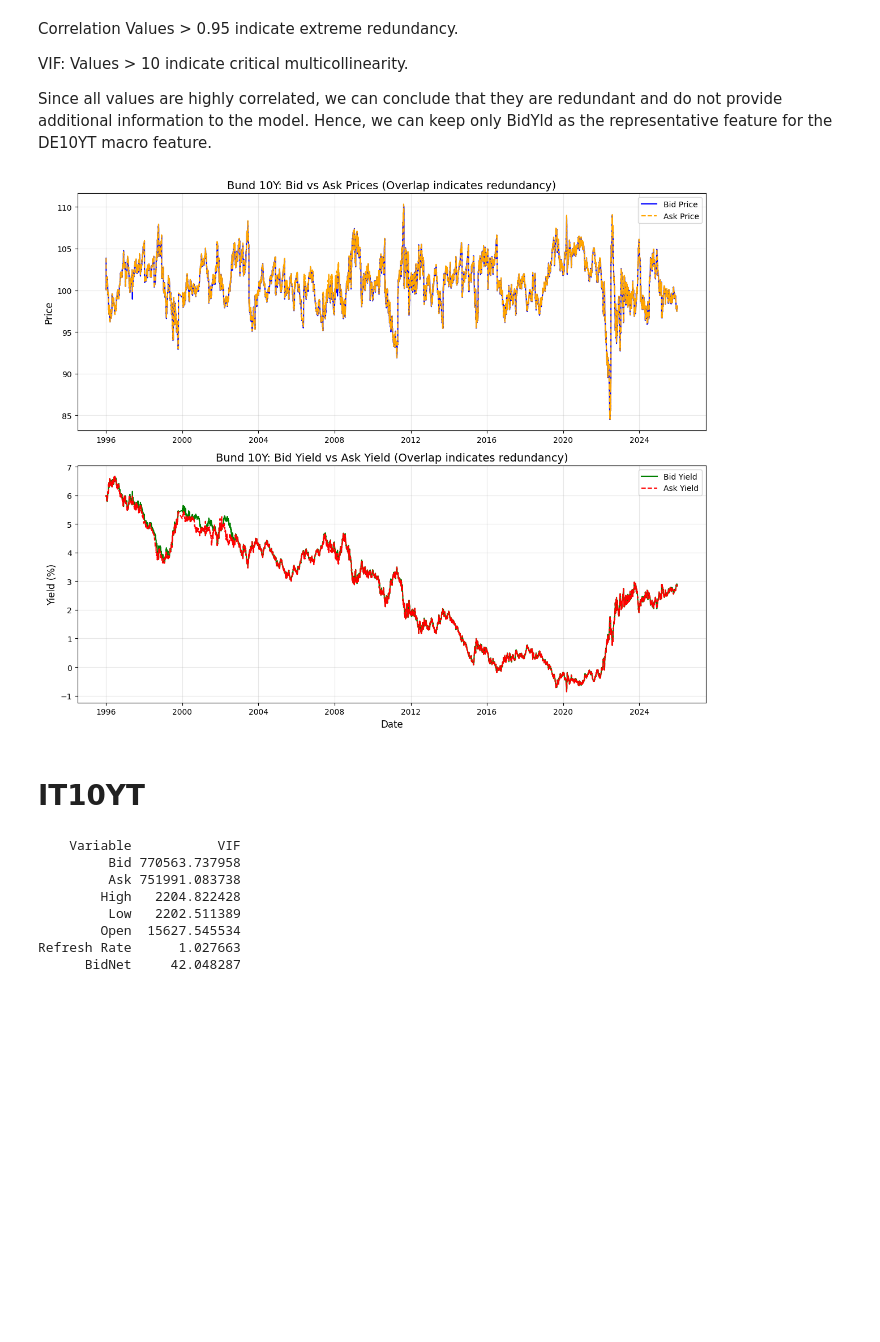
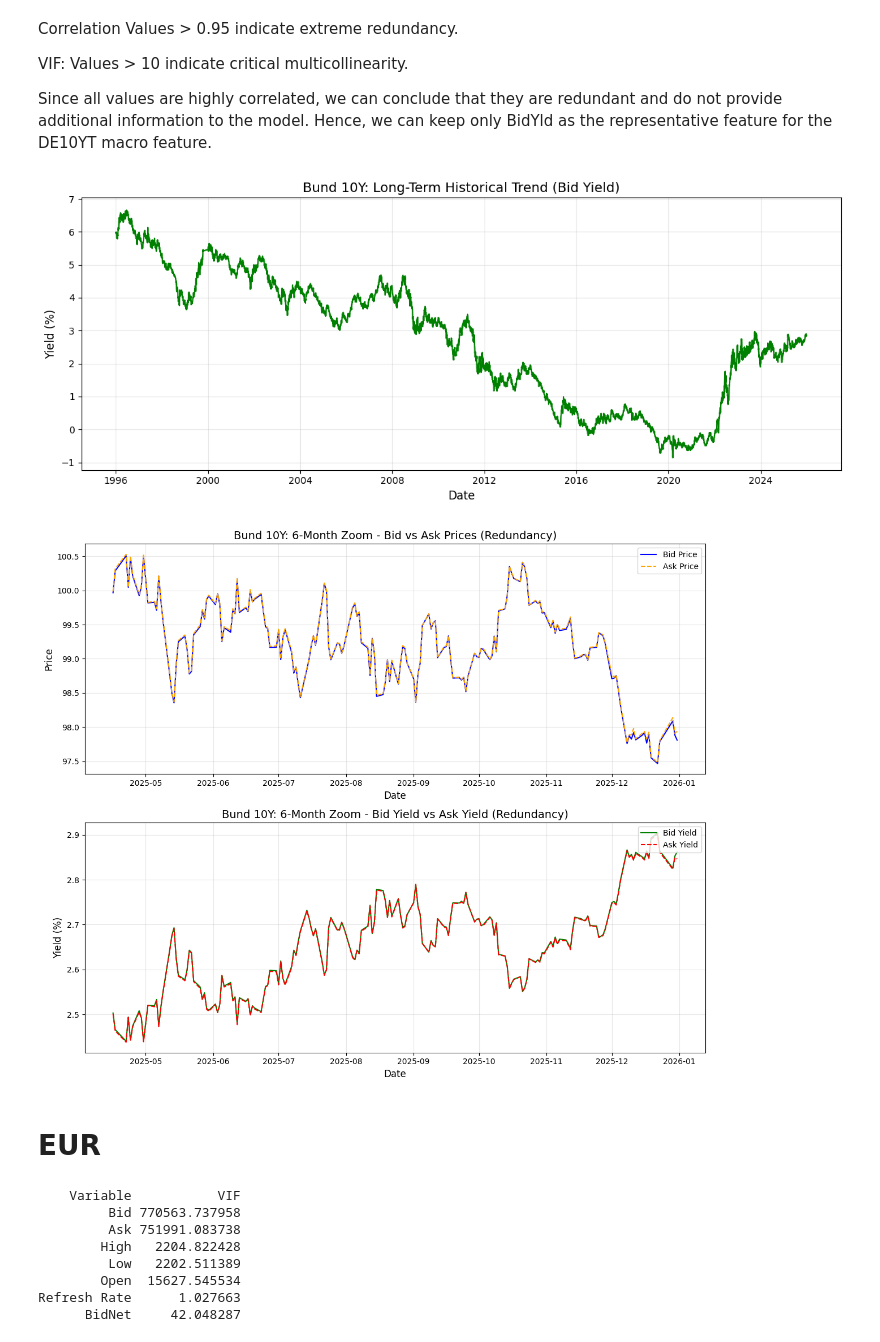
Before and after one commit to dvdbaggio/Mixed-Frequency-Forecasting, a Jupyter notebook: macro_features_correlation.ipynb, the cells around one changed output. Saved outputs shown, nothing was run; the diff lists cells and outputs as text; code cells hidden in the pictures; blank space fills up the shorter version.

```diff
--- a/macro_features_correlation.ipynb
+++ b/macro_features_correlation.ipynb
@@ -8,7 +8,12 @@ from statsmodels.stats.outliers_influence import variance_inflation_factor
 # DE10YT
 # %%
 df_bund = pd.read_excel('./Dataset/Macro/DE10YT=RR.xlsx')
-df_numeric = df_bund[['Bid', 'Ask', 'BidYld', 'AskYld']].dropna()
+df_bund['Date'] = pd.to_datetime(df_bund['Date'], errors='coerce')
+
+analysis_columns = ['Bid', 'Ask', 'BidYld', 'AskYld']
+df_plot = df_bund.dropna(subset=analysis_columns).sort_values('Date')
+
+df_numeric = df_plot[analysis_columns]
 correlation_matrix = df_numeric.corr()
 print(correlation_matrix)
 # %% [output]
@@ -49,38 +54,50 @@ VIF: Values > 10 indicate critical multicollinearity.
 
 Since all values are highly correlated, we can conclude that they are redundant and do not provide additional information to the model. Hence, we can keep only BidYld as the representative feature for the DE10YT macro feature.
 # %%
-df_plot = df_bund.sort_values('Date').dropna(subset=['Bid', 'Ask', 'BidYld', 'AskYld'])
+fig1, ax1 = plt.subplots(figsize=(12, 5))
+ax1.plot(df_plot['Date'], df_plot['BidYld'], color='green', linewidth=1.5)
+ax1.set_title('Bund 10Y: Long-Term Historical Trend (Bid Yield)', fontsize=14)
+ax1.set_ylabel('Yield (%)', fontsize=12)
+ax1.set_xlabel('Date', fontsize=12)
+ax1.grid(True, alpha=0.3)
+plt.tight_layout()
+plt.savefig('./Plots/DE10YT_Macro.png', dpi=300)
+plt.show()
 
-# Create a figure with 2 subplots (Prices on top, Yields on bottom) due to different scales
-fig, axes = plt.subplots(nrows=2, ncols=1, figsize=(12, 10), sharex=False)
+# ==========================================
+# PLOT 2: MICRO VIEW (6-Month Zoom to show redundancy)
+# We zoom in on the last 180 days to clearly see the Bid/Ask overlap
+# ==========================================
+df_zoom = df_plot.tail(180)
 
-# Plot 1: Prices (Bid vs Ask)
-axes[0].plot(df_plot['Date'], df_plot['Bid'], label='Bid Price', color='blue', linewidth=1.5)
-# Using dashed line for Ask so the overlap is visually obvious
-axes[0].plot(df_plot['Date'], df_plot['Ask'], label='Ask Price', color='orange', linewidth=1.5, linestyle='--')
-axes[0].set_title('Bund 10Y: Bid vs Ask Prices (Overlap indicates redundancy)', fontsize=14)
+fig2, axes = plt.subplots(nrows=2, ncols=1, figsize=(12, 10), sharex=False)
+
+# Subplot A: Prices (Bid vs Ask)
+axes[0].plot(df_zoom['Date'], df_zoom['Bid'], label='Bid Price', color='blue', linewidth=1.5)
+axes[0].plot(df_zoom['Date'], df_zoom['Ask'], label='Ask Price', color='orange', linewidth=1.5, linestyle='--')
+axes[0].set_title('Bund 10Y: 6-Month Zoom - Bid vs Ask Prices (Redundancy)', fontsize=14)
 axes[0].set_ylabel('Price', fontsize=12)
+axes[0].set_xlabel('Date', fontsize=12)
 axes[0].legend(loc='upper right')
 axes[0].grid(True, alpha=0.3)
 
-# Plot 2: Yields (BidYld vs AskYld)
-axes[1].plot(df_plot['Date'], df_plot['BidYld'], label='Bid Yield', color='green', linewidth=1.5)
-# Using dashed line for AskYld
-axes[1].plot(df_plot['Date'], df_plot['AskYld'], label='Ask Yield', color='red', linewidth=1.5, linestyle='--')
-axes[1].set_title('Bund 10Y: Bid Yield vs Ask Yield (Overlap indicates redundancy)', fontsize=14)
+# Subplot B: Yields (BidYld vs AskYld)
+axes[1].plot(df_zoom['Date'], df_zoom['BidYld'], label='Bid Yield', color='green', linewidth=1.5)
+axes[1].plot(df_zoom['Date'], df_zoom['AskYld'], label='Ask Yield', color='red', linewidth=1.5, linestyle='--')
+axes[1].set_title('Bund 10Y: 6-Month Zoom - Bid Yield vs Ask Yield (Redundancy)', fontsize=14)
 axes[1].set_ylabel('Yield (%)', fontsize=12)
 axes[1].set_xlabel('Date', fontsize=12)
 axes[1].legend(loc='upper right')
 axes[1].grid(True, alpha=0.3)
 
-# Adjust layout and save the plot
 plt.tight_layout()
-plt.savefig('./Plots/DE10YT.png', dpi=300)
+plt.savefig('./Plots/DE10YT_Micro.png', dpi=300)
 plt.show()
 # %% [output]
-[figure, old version]
+[figure, new version]
+[figure, added]
 # %% [markdown]
-# IT10YT
+# EUR
 # %%
 df_eur = pd.read_excel('./Dataset/Macro/EUR=.xlsx')
 df_eur = df_eur.rename(columns={'Exchange Date': 'Date'})
```
Also changed, not shown: parts of 12 cells of this notebook, 13 other files.
